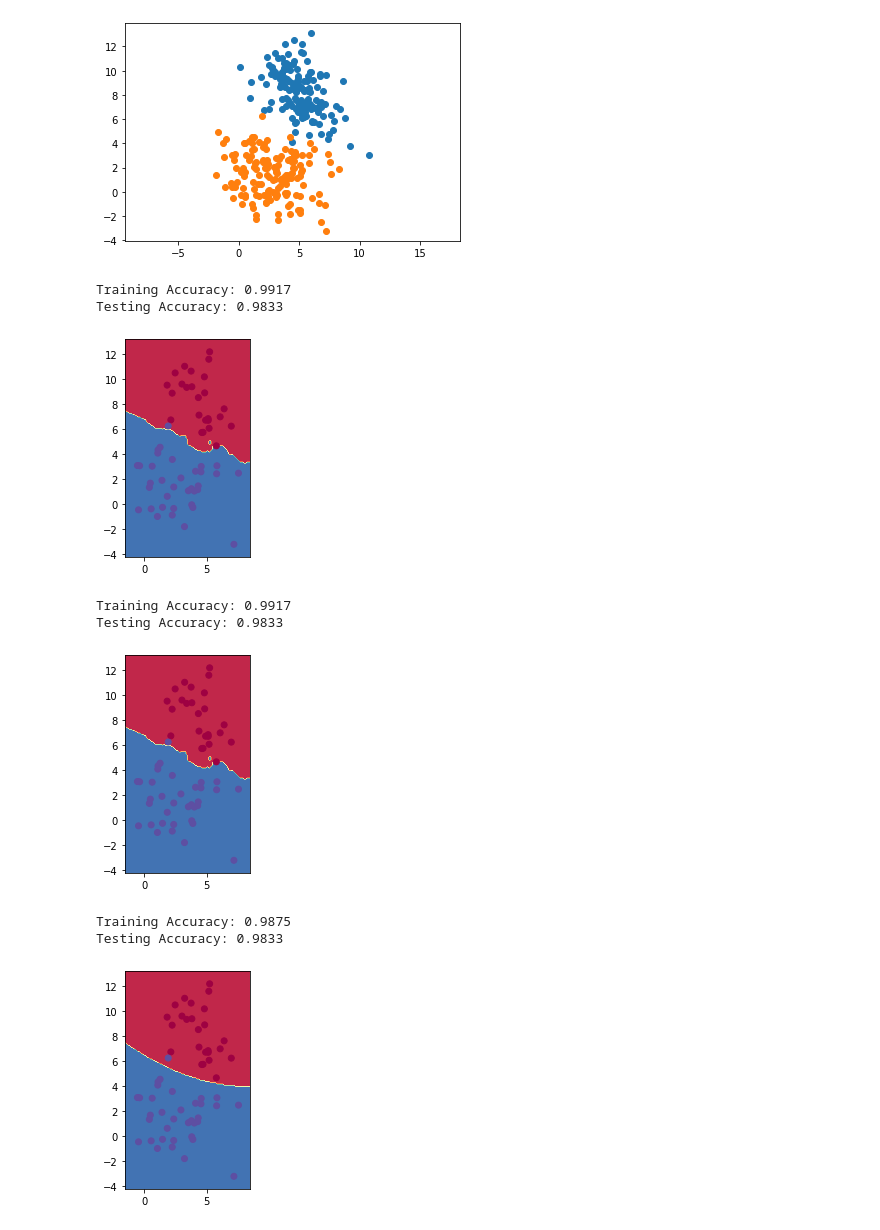
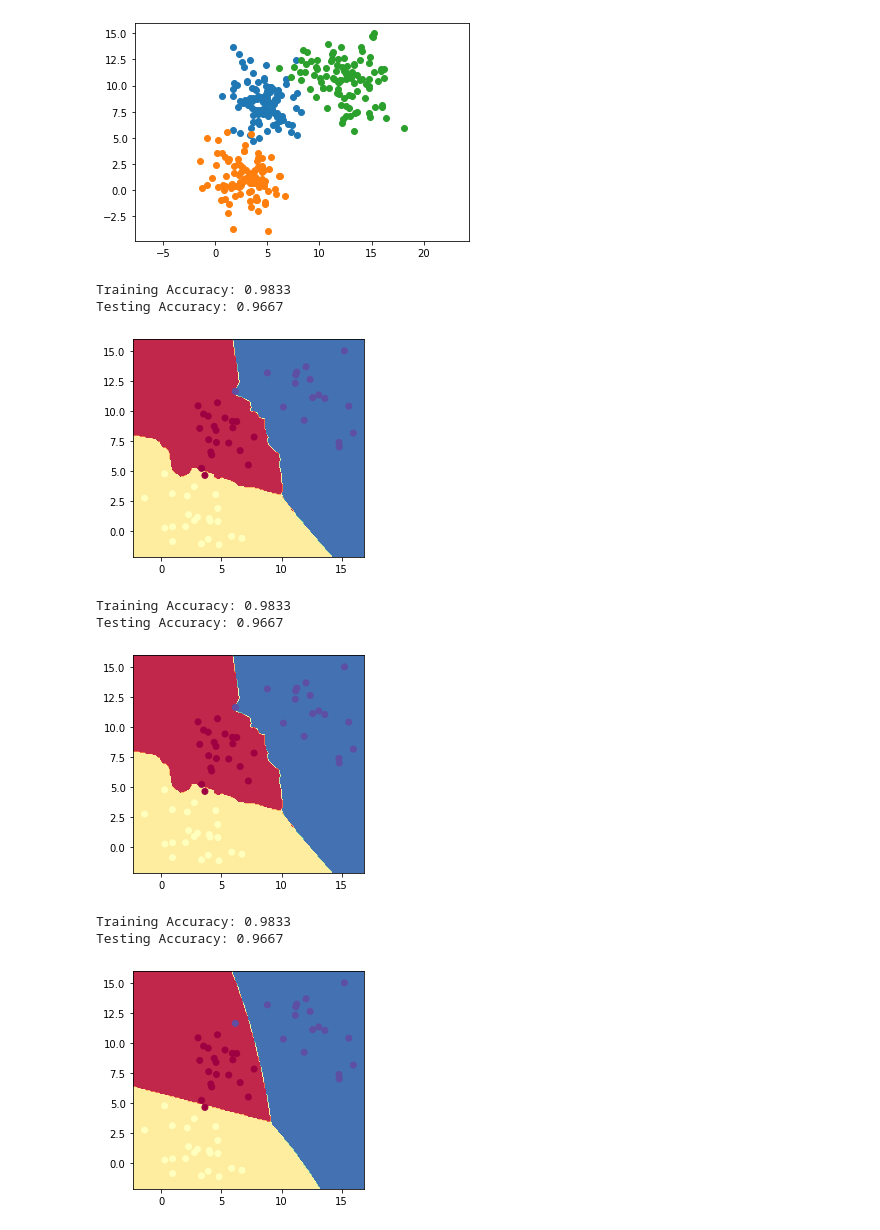
Before and after one commit to Jamison-Chen/DataScience, a Jupyter notebook: main.ipynb, the cells around one changed output. Saved outputs shown, nothing was run; the diff lists cells and outputs as text; code cells hidden in the pictures.

```diff
--- a/main.ipynb
+++ b/main.ipynb
@@ -1,8 +1,8 @@
 # %%
 from myToolBox.psuedoDataGenerator import independent_groups
-x, y = independent_groups(group=2)
+x, y = independent_groups(group=3)
 # %% [output]
-[figure, old version]
+[figure, new version]
 # %%
 from sklearn.model_selection import train_test_split
 x_train, x_test, y_train, y_test = train_test_split(x, y, test_size=0.2)
@@ -14,9 +14,9 @@ knnModel.fit(x_train, y_train)
 testModel(knnModel, x_train, y_train, x_test, y_test)
 plotDecisionBoundary(knnModel, x_test, y_test)
 # %% [output]
-Training Accuracy: 0.9917
-Testing Accuracy: 0.9833
+Training Accuracy: 0.9833
+Testing Accuracy: 0.9667
-[figure, old version]
+[figure, new version]
 # %%
 from sklearn.neighbors import KNeighborsClassifier
 classifier = KNeighborsClassifier(n_neighbors=3)
@@ -24,9 +24,9 @@ classifier.fit(x_train, y_train.squeeze())
 testModel(classifier, x_train, y_train, x_test, y_test)
 plotDecisionBoundary(classifier, x_test, y_test)
 # %% [output]
-Training Accuracy: 0.9917
-Testing Accuracy: 0.9833
+Training Accuracy: 0.9833
+Testing Accuracy: 0.9667
-[figure, old version]
+[figure, new version]
 # %%
 from myToolBox.model import GenerativeModel
 nbc = GenerativeModel(naive_bayes=True)
@@ -34,9 +34,9 @@ nbc.fit(x_train, y_train)
 testModel(nbc, x_train, y_train, x_test, y_test)
 plotDecisionBoundary(nbc, x_test, y_test)
 # %% [output]
-Training Accuracy: 0.9875
-Testing Accuracy: 0.9833
+Training Accuracy: 0.9833
+Testing Accuracy: 0.9667
-[figure, old version]
+[figure, new version]
 # %%
 from sklearn.naive_bayes import GaussianNB
 gnb = GaussianNB()
```
Also changed, not shown: parts of 1 cell of this notebook, 2 other files.
